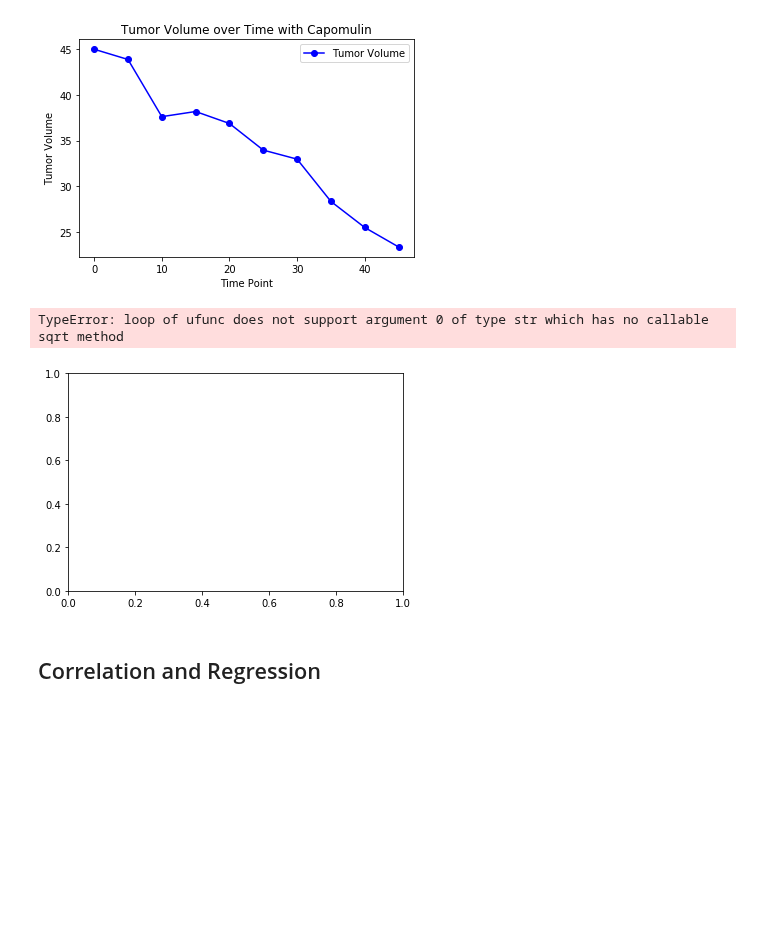
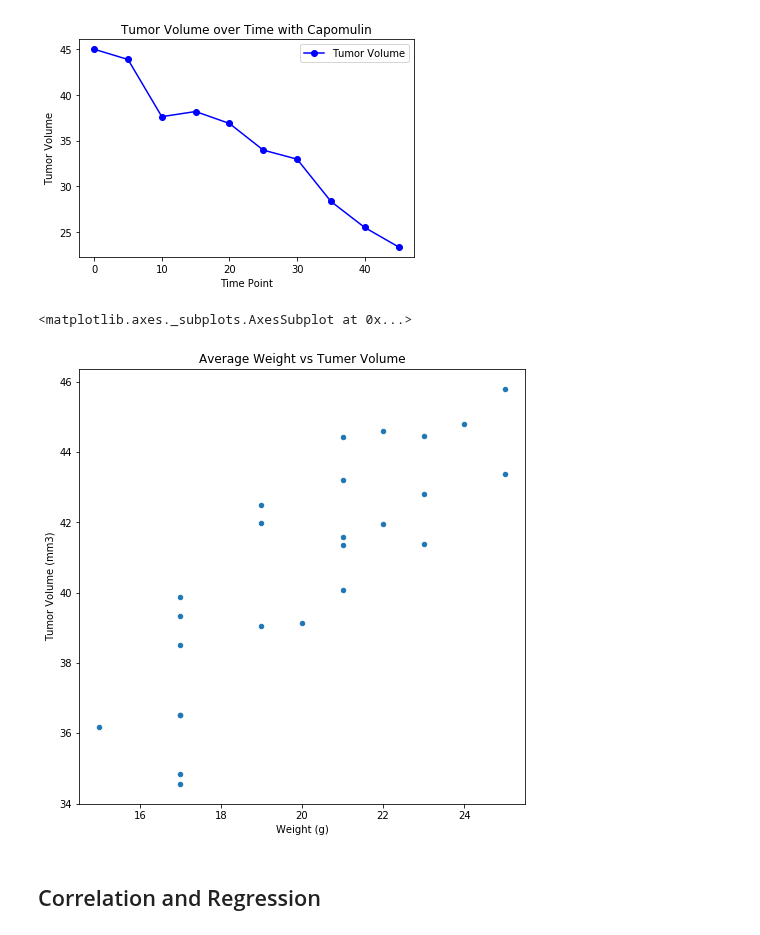
Before and after one commit to olivesun1213/Matplotlib, a Jupyter notebook: Unit 05 - Matplotlib_Homework_Instructions_Pymaceuticals_pymaceuticals_starter.ipynb, the cells around one changed output. Saved outputs shown, nothing was run; the diff lists cells and outputs as text; code cells hidden in the pictures; blank space fills up the shorter version.

```diff
--- a/Unit 05 - Matplotlib_Homework_Instructions_Pymaceuticals_pymaceuticals_starter.ipynb
+++ b/Unit 05 - Matplotlib_Homework_Instructions_Pymaceuticals_pymaceuticals_starter.ipynb
@@ -63,6 +66,6 @@ DuplicateMouse1.head()
 # %%
 # Create a clean DataFrame by dropping the duplicate mouse by its ID.
-newtable = combined_file.drop_duplicates('Mouse ID')
+newtable = combined_file.drop_duplicates(subset=["Mouse ID","Timepoint"], keep=False)
 newtable.head()
 # %% [output]
 |  | Mouse ID | Drug Regimen | Sex | Age_months | Weight (g) | Timepoint | Tumor Volume (mm3) | ... |
@@ -316,14 +304,17 @@ plt.show()
 [figure]
 # %%
 # Generate a scatter plot of mouse weight versus average tumor volume for the Capomulin regimen
-only_Capomulin=combined_file.loc[combined_file["Drug Regimen"] == "Capomulin", :]
+only_Capomulin=newtable.loc[combined_file["Drug Regimen"] == "Capomulin", :]
 weight=only_Capomulin.groupby("Mouse ID")["Weight (g)"].unique()
 weight = weight.astype(float)
-Tumor_volume=pd.DataFrame(only_Capomulin.groupby("Mouse ID")["Tumor Volume (mm3)"].mean())
-plt.scatter(weight,Tumor_volume, marker="o", facecolors="red", edgecolors="black",s=x_axis, alpha=0.75)
+Tumor_volume=only_Capomulin.groupby("Mouse ID")["Tumor Volume (mm3)"].mean()
+#plt.scatter(weight,Tumor_volume, marker="o", facecolors="red", edgecolors="black",s=x_axis, alpha=0.75)
+newtable1=pd.merge(weight,Tumor_volume,on="Mouse ID")
+newtable1.plot(kind="scatter", x="Weight (g)", y="Tumor Volume (mm3)", figsize=(8,8),
+              title="Average Weight vs Tumer Volume")
 # %% [output]
-TypeError: loop of ufunc does not support argument 0 of type str which has no callable sqrt method
+<matplotlib.axes._subplots.AxesSubplot at 0x...>
-[figure, old version]
+[figure, new version]
 # %% [markdown]
 ## Correlation and Regression
 # %%
```
Also changed, not shown: parts of 15 cells of this notebook.
